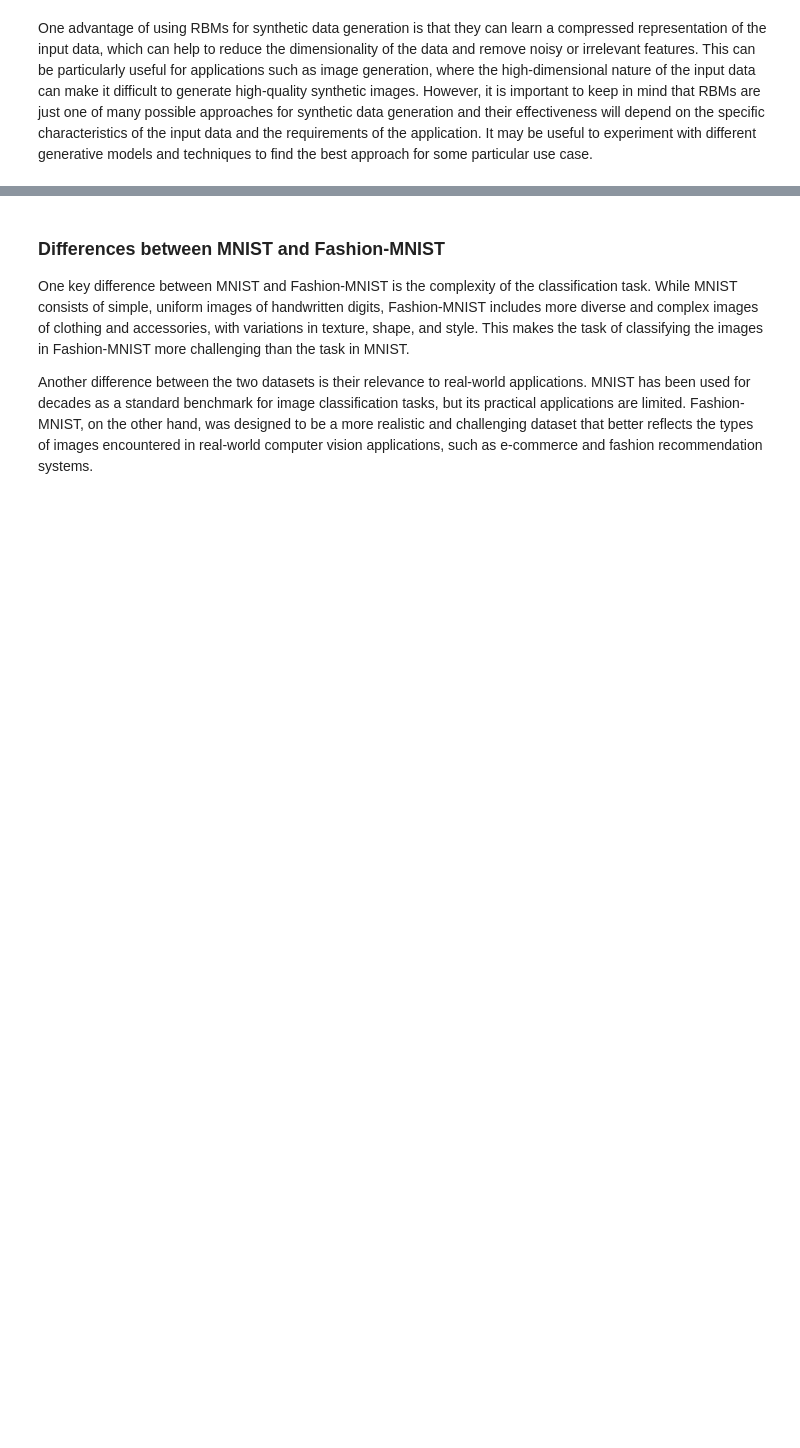
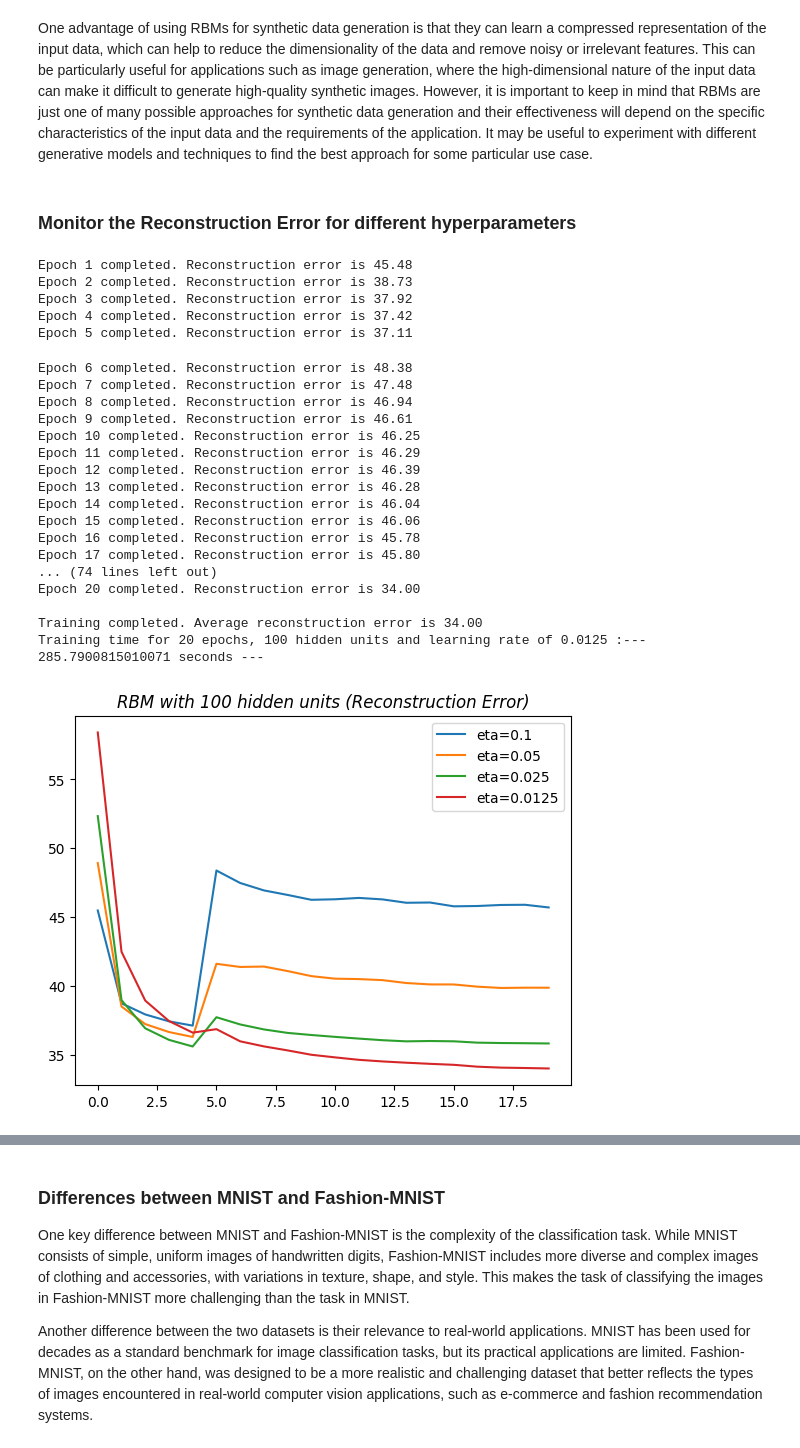
Before and after one commit to dkomni/machine-learning-overview, a Jupyter notebook: 03_RBMs.ipynb, the cells around one changed output, grey strips where cells are left out. Drawn from its saved outputs; the diff is of its cells as text; code cells hidden in the pictures; blank space fills up the shorter version.

Commit message:
machine learning

```diff
--- a/03_RBMs.ipynb
+++ b/03_RBMs.ipynb
@@ -270,2 +279,47 @@ plt.show()
 # %% [markdown]
 One advantage of using RBMs for synthetic data generation is that they can learn a compressed representation of the input data, which can help to reduce the dimensionality of the data and remove noisy or irrelevant features. This can be particularly useful for applications such as image generation, where the high-dimensional nature of the input data can make it difficult to generate high-quality synthetic images. However, it is important to keep in mind that RBMs are just one of many possible approaches for synthetic data generation and their effectiveness will depend on the specific characteristics of the input data and the requirements of the application. It may be useful to experiment with different generative models and techniques to find the best approach for some particular use case.
+# %% [markdown]
+### Monitor the Reconstruction Error for different hyperparameters
+# %%
+# 100 hidden units
+eta = [0.1, 0.05, 0.025, 0.0125]
+error_all = np.zeros((len(eta),epochs))  # 4 tests of 20 epochs each
+
+i = 0
+for lr in eta:
+        rbm = RBM(784, 100)
+        start_time = time.time()
+        error_all[i] = rbm.train_RBM(training_data, epochs, batch_size, lr)
+        exec_time = time.time() - start_time
+        print(f"Training time for 20 epochs, 100 hidden units and learning rate of {lr} :--- {exec_time} seconds ---")
+        print()
+        plt.plot(error_all[i])
+        i += 1
+
+plt.title("RBM with 100 hidden units (Reconstruction Error)", style='italic')
+plt.legend(['eta=0.1', 'eta=0.05', 'eta=0.025', 'eta=0.0125'])
+plt.show()
+# %% [output]
+Epoch 1 completed. Reconstruction error is 45.48
+Epoch 2 completed. Reconstruction error is 38.73
+Epoch 3 completed. Reconstruction error is 37.92
+Epoch 4 completed. Reconstruction error is 37.42
+Epoch 5 completed. Reconstruction error is 37.11
+Epoch 6 completed. Reconstruction error is 48.38
+Epoch 7 completed. Reconstruction error is 47.48
+Epoch 8 completed. Reconstruction error is 46.94
+Epoch 9 completed. Reconstruction error is 46.61
+Epoch 10 completed. Reconstruction error is 46.25
+Epoch 11 completed. Reconstruction error is 46.29
+Epoch 12 completed. Reconstruction error is 46.39
+Epoch 13 completed. Reconstruction error is 46.28
+Epoch 14 completed. Reconstruction error is 46.04
+Epoch 15 completed. Reconstruction error is 46.06
+Epoch 16 completed. Reconstruction error is 45.78
+Epoch 17 completed. Reconstruction error is 45.80
+... (74 lines left out)
+Epoch 20 completed. Reconstruction error is 34.00
+
+Training completed. Average reconstruction error is 34.00
+Training time for 20 epochs, 100 hidden units and learning rate of 0.0125 :--- 285.7900815010071 seconds ---
+[figure, added]
```
Also changed, not shown: parts of 8 cells of this notebook, 1 other file.
